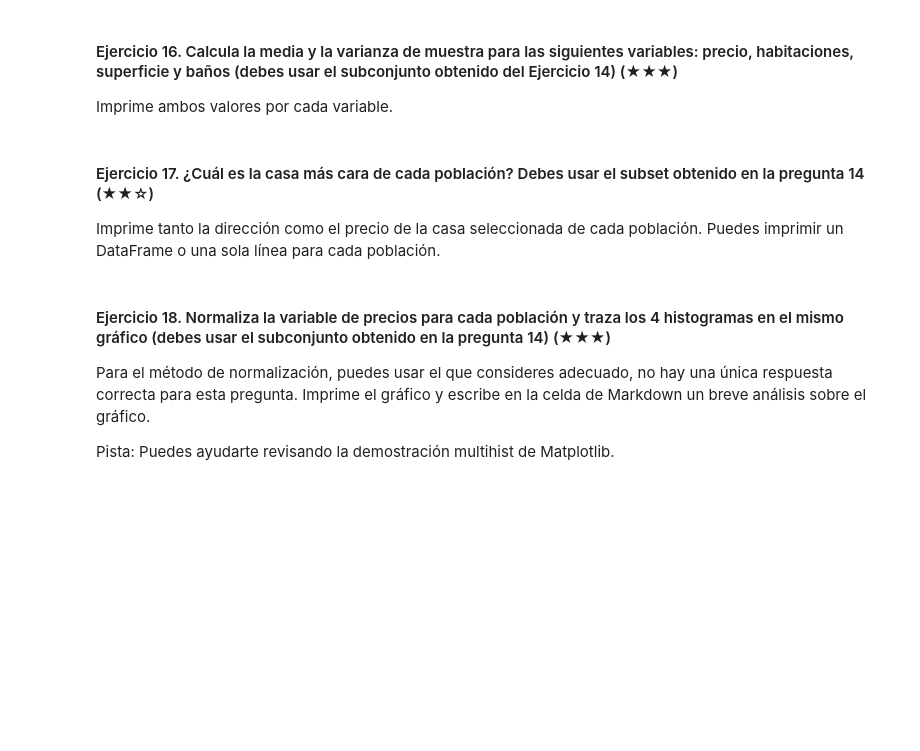
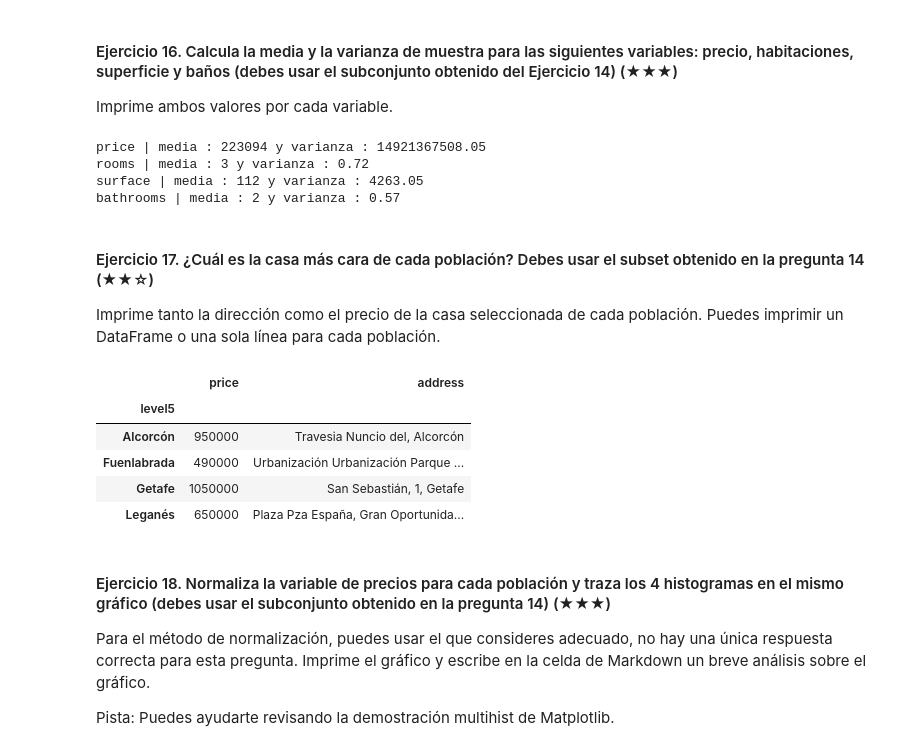
Before and after one commit to BaronRouge-sudo/realestate-datacleanup-exercise, a Jupyter notebook: project.es.ipynb, the cells around one changed output. Saved outputs shown, nothing was run; the diff lists cells and outputs as text; code cells hidden in the pictures; blank space fills up the shorter version.

```diff
--- a/project.es.ipynb
+++ b/project.es.ipynb
@@ -301,13 +278,33 @@ plt.show()
 
 Imprime ambos valores por cada variable.
 # %%
-# TODO
+variables_016 = ["price", "rooms", "surface", "bathrooms"]
+
+for i in variables_016:
+    media = ds_Cinturon_Sur[i].mean()
+    varianza = ds_Cinturon_Sur[i].var()
+    print(f"{i} | media : {round(media)} y varianza : {round(varianza,2)}")
+# %% [output]
+price | media : 223094 y varianza : 14921367508.05
+rooms | media : 3 y varianza : 0.72
+surface | media : 112 y varianza : 4263.05
+bathrooms | media : 2 y varianza : 0.57
 # %% [markdown]
 #### Ejercicio 17. ¿Cuál es la casa más cara de cada población? Debes usar el subset obtenido en la pregunta 14 (★★☆)
 
 Imprime tanto la dirección como el precio de la casa seleccionada de cada población. Puedes imprimir un DataFrame o una sola línea para cada población.
 # %%
-# TODO
+casa_max = medianas = ds_Cinturon_Sur[["level5","price","address"]].groupby("level5").max()
+
+#for i in :
+casa_max
+# %% [output]
+|  | price | address |
+| level5 |  |  |
+| Alcorcón | 950000 | Travesia Nuncio del, Alcorcón |
+| Fuenlabrada | 490000 | Urbanización Urbanización Parque ... |
+| Getafe | 1050000 | San Sebastián, 1, Getafe |
+| Leganés | 650000 | Plaza Pza España, Gran Oportunida... |
 # %% [markdown]
 #### Ejercicio 18. Normaliza la variable de precios para cada población y traza los 4 histogramas en el mismo gráfico (debes usar el subconjunto obtenido en la pregunta 14) (★★★)
 
```
Also changed, not shown: parts of 7 cells of this notebook.
